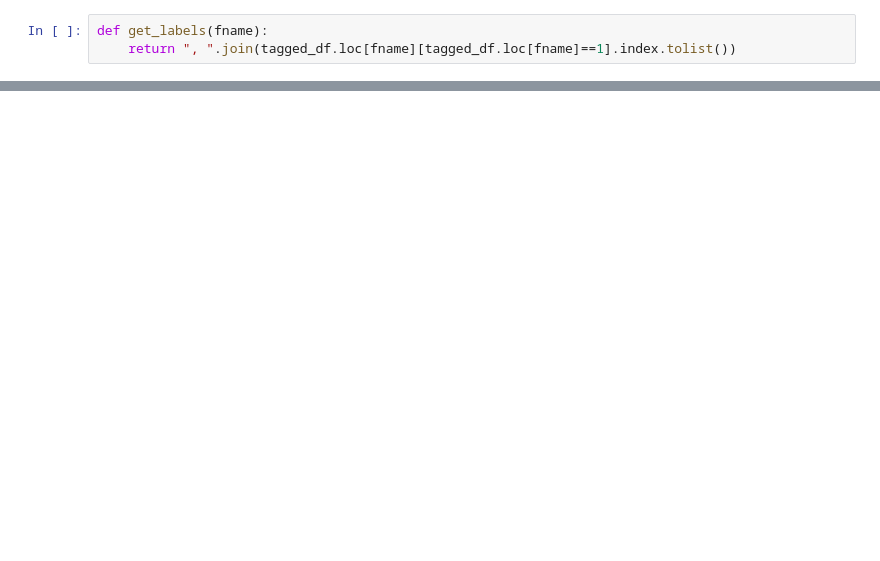
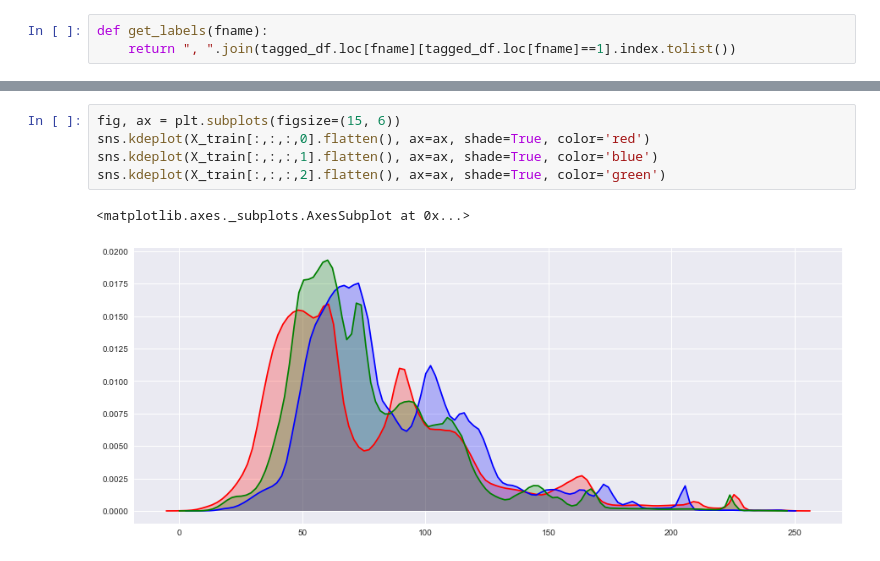
Before and after one commit to alineberry/kaggle_UnderstandingAmazonFromSpace, a Jupyter notebook: Amazon Planet EDA.ipynb, the cells around one changed output, grey strips where cells are left out. Cells and saved outputs as stored; diff of their text form; blank space fills up the shorter version.

```diff
--- a/Amazon Planet EDA.ipynb
+++ b/Amazon Planet EDA.ipynb
@@ -150,0 +178,8 @@ plot_samples(2,2)
+# %%
+fig, ax = plt.subplots(figsize=(15, 6))
+sns.kdeplot(X_train[:,:,:,0].flatten(), ax=ax, shade=True, color='red')
+sns.kdeplot(X_train[:,:,:,1].flatten(), ax=ax, shade=True, color='blue')
+sns.kdeplot(X_train[:,:,:,2].flatten(), ax=ax, shade=True, color='green')
+# %% [output]
+<matplotlib.axes._subplots.AxesSubplot at 0x...>
+[figure, added]
```
Also changed, not shown: parts of 11 cells of this notebook.
